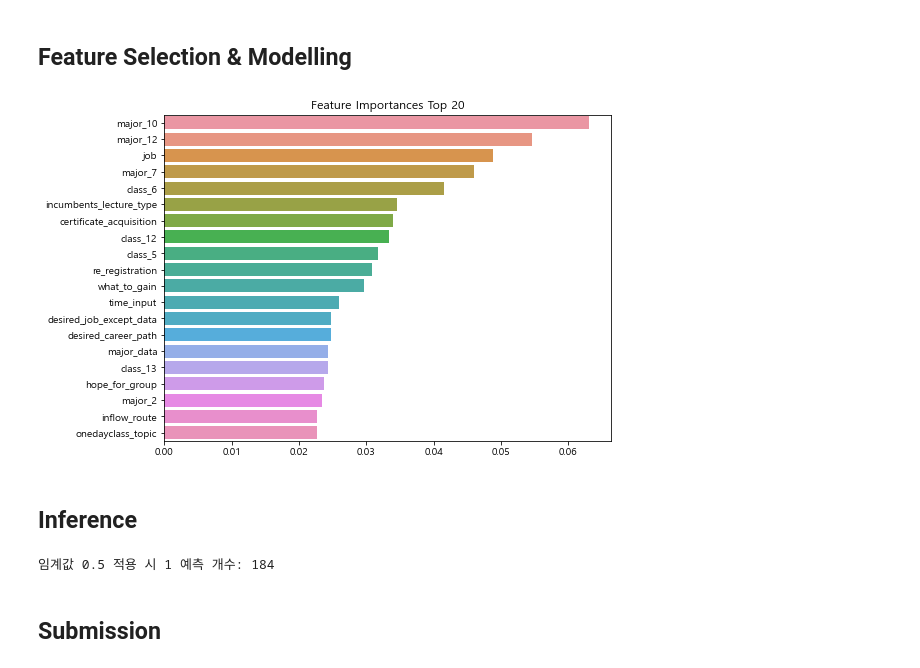
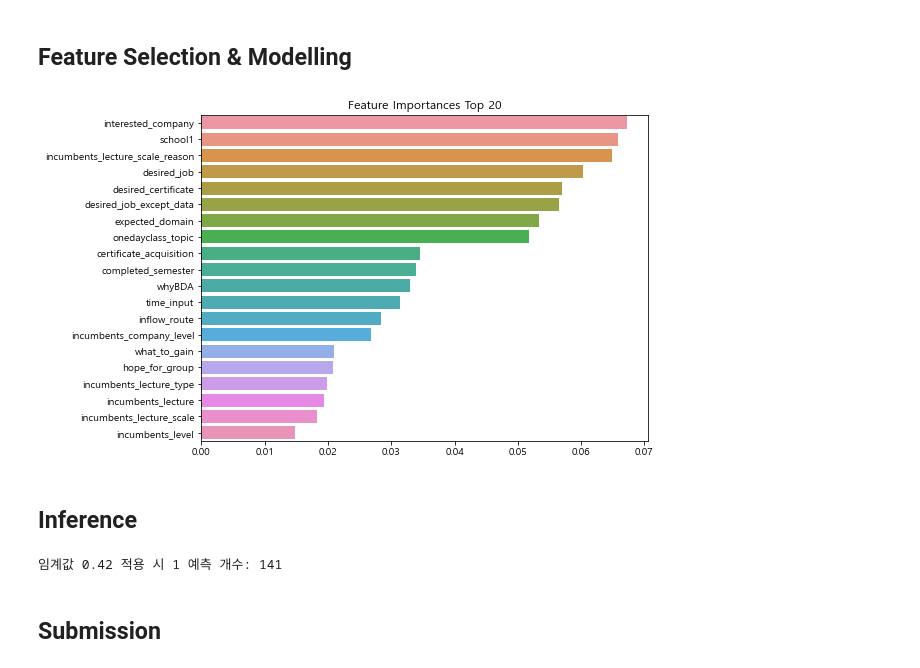
Before and after one commit to g1fted13/DACON_BDA_2nd, a Jupyter notebook: open/baseline.ipynb, the cells around one changed output. Cells and saved outputs as stored; diff of their text form; code cells hidden in the pictures.

```diff
--- a/open/baseline.ipynb
+++ b/open/baseline.ipynb
@@ -309,38 +378,33 @@ sns.heatmap(train_prep.corr().round(2), annot = True)
 # %%
 # 1. 학습에 사용할 변수 선택 (ID와 타겟 변수 제거)
 # drop해야 할 것: 'ID', 'completed' (타겟), 그리고 텍스트 원본이 남아있다면 제거
 features = train_prep.drop(columns=['completed', 'generation', 'contest_award', 'idea_contest']).columns
 
 # X(입력), y(정답) 준비
 X = train_prep[features]
 y = train_prep['completed']
 
 # 테스트 데이터도 똑같은 컬럼을 가져야 함
 test_X = test_prep[features]
 
 # 2. 모델 정의 및 학습
 # random_state를 고정해야 결과가 재현됨
-model_xgb = XGBClassifier(
-    random_state=42,
-    scale_pos_weight=2.5,    # [중요] 1(수료)을 더 중요하게 봐라!
-    n_jobs=-1
-)
-#model = RandomForestClassifier(random_state=42, n_jobs=-1)
-model_xgb.fit(X, y)
+model = RandomForestClassifier(random_state=42, n_jobs=-1)
+model.fit(X, y)
 
 # 3. (중요) Feature Importance 시각화
 # 모델이 실제로 어떤 변수를 보고 정답을 맞혔는지 확인하는 과정
 
-ftr_importances_values = model_xgb.feature_importances_
+ftr_importances_values = model.feature_importances_
 ftr_importances = pd.Series(ftr_importances_values, index=X.columns)
 ftr_top20 = ftr_importances.sort_values(ascending=False)[:20]
 
 plt.figure(figsize=(8, 6))
 plt.title('Feature Importances Top 20')
 sns.barplot(x=ftr_top20, y=ftr_top20.index)
 plt.show()
 # %% [output]
-[figure, old version]
+[figure, new version]
 # %% [markdown]
 ## Inference
 # %%
@@ -348,15 +412,15 @@ pred = model_xgb.predict(test_X)
 # %%
 # 1. 예측값(0, 1) 대신 확률값(Probability)을 뽑습니다.
-probs = model_xgb.predict_proba(test_X)[:, 1]  # 1일 확률만 가져옴
+probs = model.predict_proba(test_X)[:, 1]  # 1일 확률만 가져옴
 
 # 2. 임계값을 0.3으로 낮춰서 예측해봅니다. (상위 30% 이상이면 수료로 간주)
 # 이 값을 0.3, 0.35, 0.4 등으로 바꿔가며 최적의 점수를 찾아야 합니다.
-custom_threshold = 0.5
+custom_threshold = 0.42
 final_pred = (probs >= custom_threshold).astype(int)
 
 print(f"임계값 {custom_threshold} 적용 시 1 예측 개수: {sum(final_pred)}")
 # %% [output]
-임계값 0.5 적용 시 1 예측 개수: 184
+임계값 0.42 적용 시 1 예측 개수: 141
 # %% [markdown]
 ## Submission
 # %%
```
Also changed, not shown: parts of 4 cells of this notebook.
